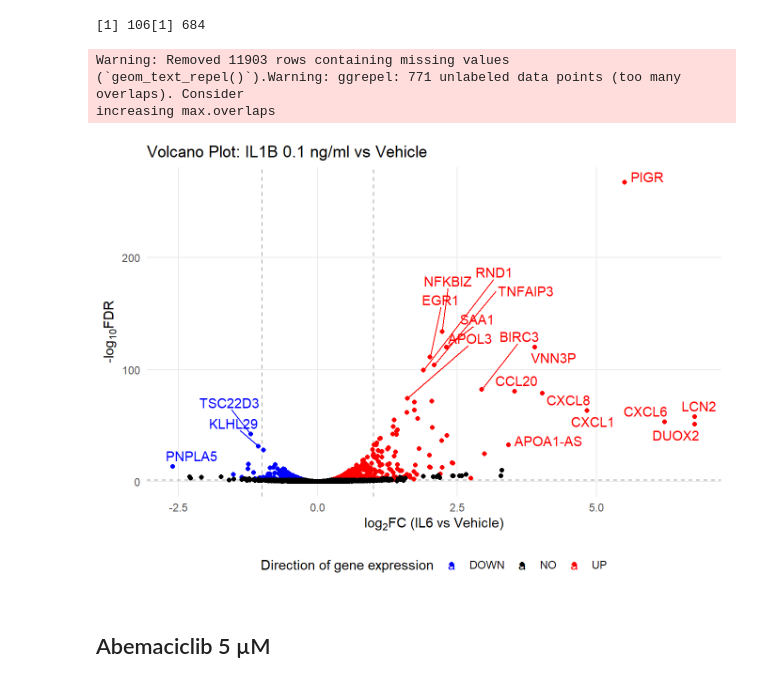
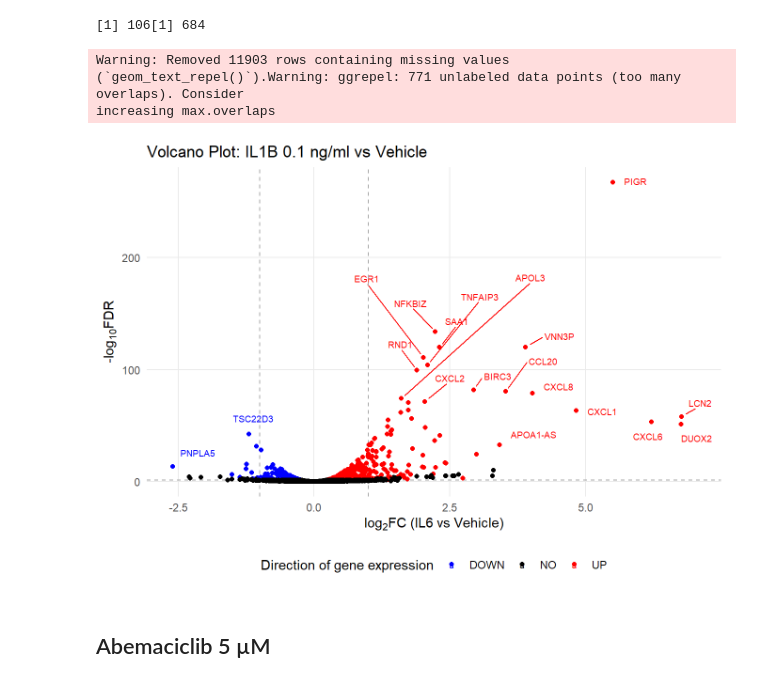
Before and after one commit to andreasludvig/manuscript, a Jupyter notebook: notebooks/seq/seq.embed.ipynb, the cells around one changed output. Drawn from its saved outputs; the diff is of its cells as text; code cells hidden in the pictures.

```diff
--- a/notebooks/seq/seq.embed.ipynb
+++ b/notebooks/seq/seq.embed.ipynb
@@ -306,10 +306,16 @@ il1B_10_data$delabel <- NA
 il1B_10_data$delabel[il1B_10_data$diffexpressed != "NO"] <- il1B_10_data$genes[il1B_10_data$diffexpressed != "NO"]
 
 # Create the volcano plot using ggplot2
-plot_volcano_il1B_0.1 <-
+plot_volcano_il1B_10 <-
   ggplot(data=il1B_10_data, aes(x=logFC, y=-log10(FDR), col=diffexpressed, label=delabel)) +
     theme_minimal() + # Use a minimal theme for the plot
-    geom_text_repel(max.overlaps = 10) + # Use repelling text to avoid label overlap
+        geom_text_repel(size = 2.5,
+                        nudge_x = .25,
+                        nudge_y = .25,
+                        point.padding = 0.5,
+                        box.padding = 1,
+                        max.overlaps = 10,
+                        force = 1) +
     scale_color_manual(values=c("blue", "black", "red")) + # Custom colors for differential expression
     geom_vline(xintercept=c(-1, 1), col="dark grey", linetype = "dashed") + # Vertical lines for fold change thresholds
     geom_hline(yintercept=-log10(0.05), col="dark grey", linetype = "dashed") + # Horizontal line for FDR threshold
@@ -326,5 +332,5 @@ plot_volcano_il1B_0.1 <-
     ggtitle('Volcano Plot: IL1B 10 ng/ml vs Vehicle') # Add a title to the plot
 
 
-plot_volcano_il1B_0.1
+plot_volcano_il1B_10
 # %% [output]
@@ -362,35 +368,42 @@ il1B_0.1_data$diffexpressed[il1B_0.1_data$FDR < 0.05 & il1B_0.1_data$logCPM > 1
 # Initialize 'delabel' column to NA for all rows to create the column
 il1B_0.1_data$delabel <- NA
 
 # Now, you can safely assign gene names to the 'delabel' column for differentially expressed genes
 il1B_0.1_data$delabel[il1B_0.1_data$diffexpressed != "NO"] <- il1B_0.1_data$genes[il1B_0.1_data$diffexpressed != "NO"]
 
 # Create the volcano plot using ggplot2
 plot_volcano_il1B_0.1 <-
   ggplot(data=il1B_0.1_data, aes(x=logFC, y=-log10(FDR), col=diffexpressed, label=delabel)) +
     theme_minimal() + # Use a minimal theme for the plot
-    geom_text_repel(max.overlaps = 7) + # Use repelling text to avoid label overlap
+    geom_text_repel(size = 2.5,
+                    nudge_x = .25,
+                    nudge_y = .25,
+                    point.padding = 0.5,
+                    box.padding = 0.5,
+                    max.overlaps = 10,
+                    force = 1) +
     scale_color_manual(values=c("blue", "black", "red")) + # Custom colors for differential expression
+    #scale_color_viridis_d(option = "H")+
     geom_vline(xintercept=c(-1, 1), col="dark grey", linetype = "dashed") + # Vertical lines for fold change thresholds
     geom_hline(yintercept=-log10(0.05), col="dark grey", linetype = "dashed") + # Horizontal line for FDR threshold
     geom_point() + # Add points for each gene
     labs(color = 'Direction of gene expression', # Customize legend title
          x = expression("log"[2]*"FC (IL6 vs Vehicle)"), # Customize x-axis label
          y = expression("-log"[10]*"FDR")) + # Customize y-axis label
     #scale_x_continuous(limits = c(-8, 10)) + # Customize x-axis breaks
     #scale_y_continuous(limits = c(0, 320)) + # Customize y-axis breaks
     theme(panel.grid.minor.y = element_blank(),# Remove minor grid lines
           panel.grid.minor.x = element_blank(),# Remove minor grid lines
           legend.position = "bottom"
           )+
     ggtitle('Volcano Plot: IL1B 0.1 ng/ml vs Vehicle') # Add a title to the plot
 
 
 plot_volcano_il1B_0.1
 # %% [output]
 Warning: Removed 11903 rows containing missing values (`geom_text_repel()`).Warning: ggrepel: 771 unlabeled data points (too many overlaps). Consider
 increasing max.overlaps
-[figure, old version]
+[figure, new version]
 # %% [markdown]
 ## Abemaciclib 5 µM
 # %%
```
Also changed, not shown: parts of 7 cells of this notebook, 28 other files.
